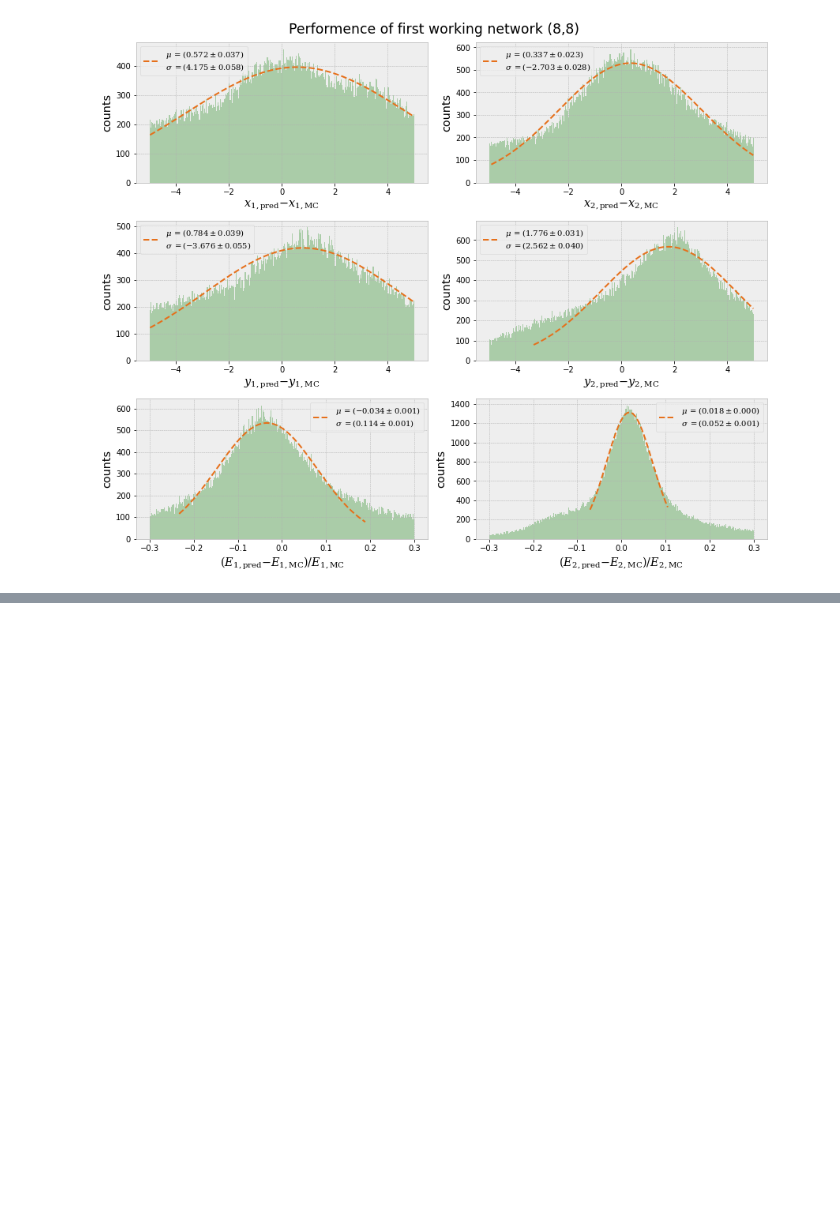
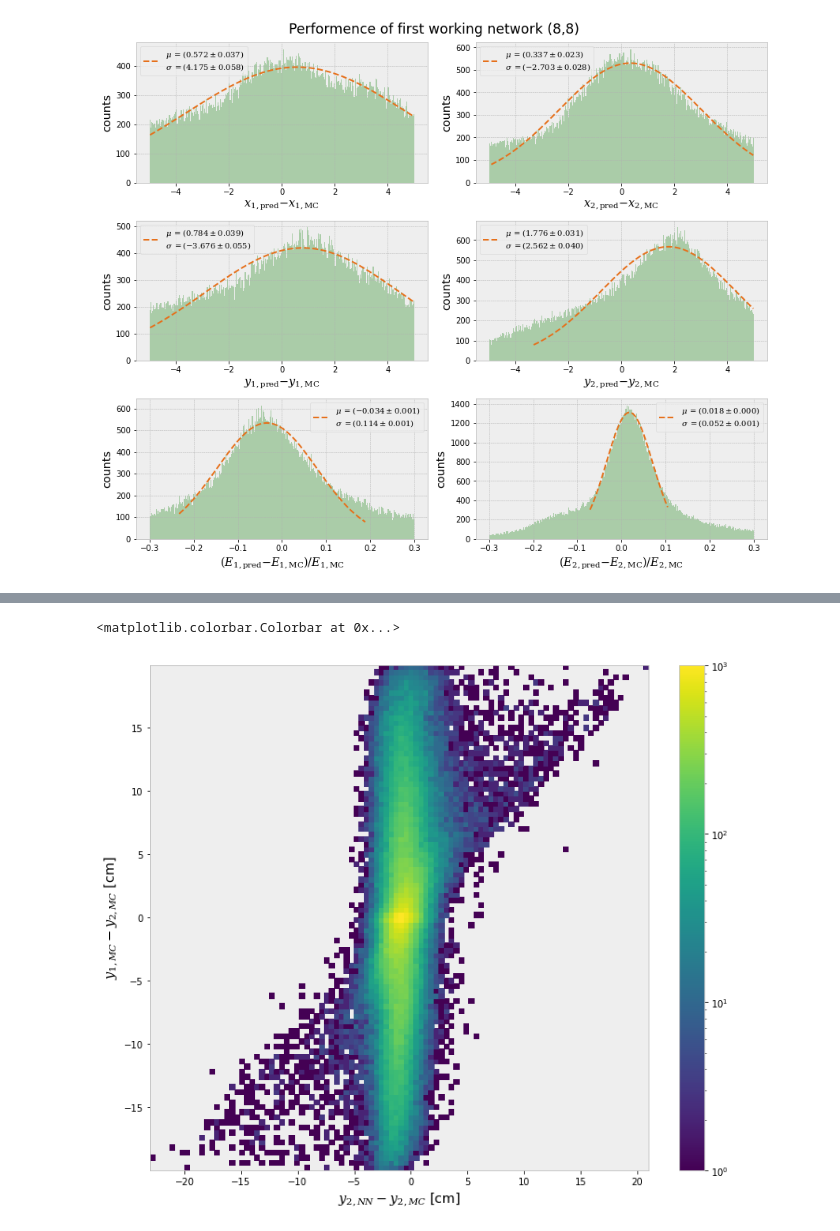
Before and after one commit to saracreates/PhotonRecoML, a Jupyter notebook: stage4/stage4_all_networks.ipynb, the cells around one changed output, grey strips where cells are left out. Drawn from its saved outputs; the diff is of its cells as text; code cells hidden in the pictures; blank space fills up the shorter version.

```diff
--- a/stage4/stage4_all_networks.ipynb
+++ b/stage4/stage4_all_networks.ipynb
@@ -205,0 +234,10 @@ ev_fw_fit_v = ev_fw.show_hist_NN(figsave=(False, "first working network (8,8)"),
+# %%
+abw_x = ev_1.y2 - ev_1.y2_t
+diff_x = ev_1.y1_t-ev_1.y2_t
+hist = plt.hist2d(abw_x, diff_x, norm=LogNorm(), bins=100)
+plt.xlabel("$y_{2, NN} - y_{2, MC}$ [cm]")
+plt.ylabel("$y_{1, MC} - y_{2, MC}$ [cm]")
+plt.colorbar()
+# %% [output]
+<matplotlib.colorbar.Colorbar at 0x...>
+[figure, added]
```
Also changed, not shown: parts of 7 cells of this notebook, 12 other files.
